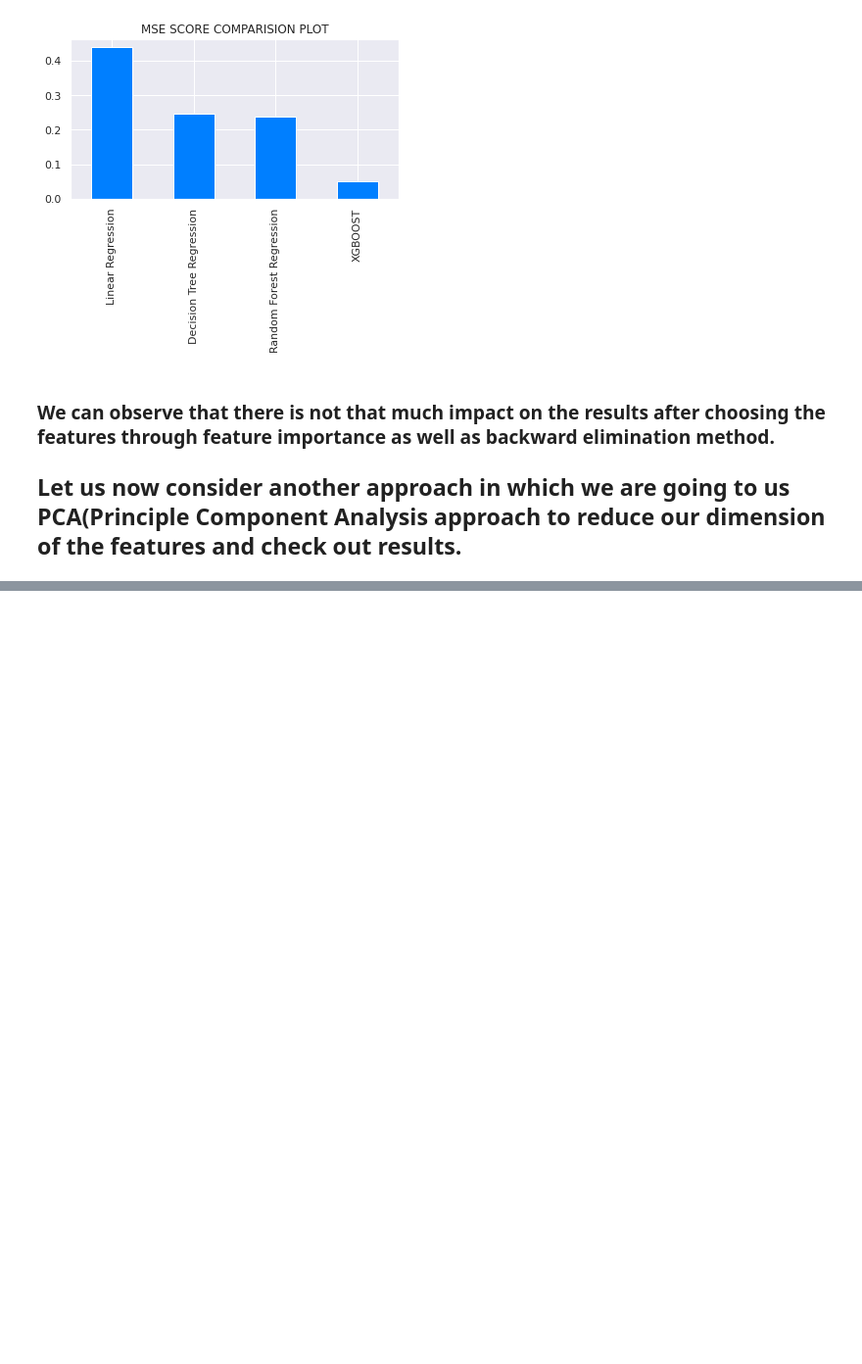
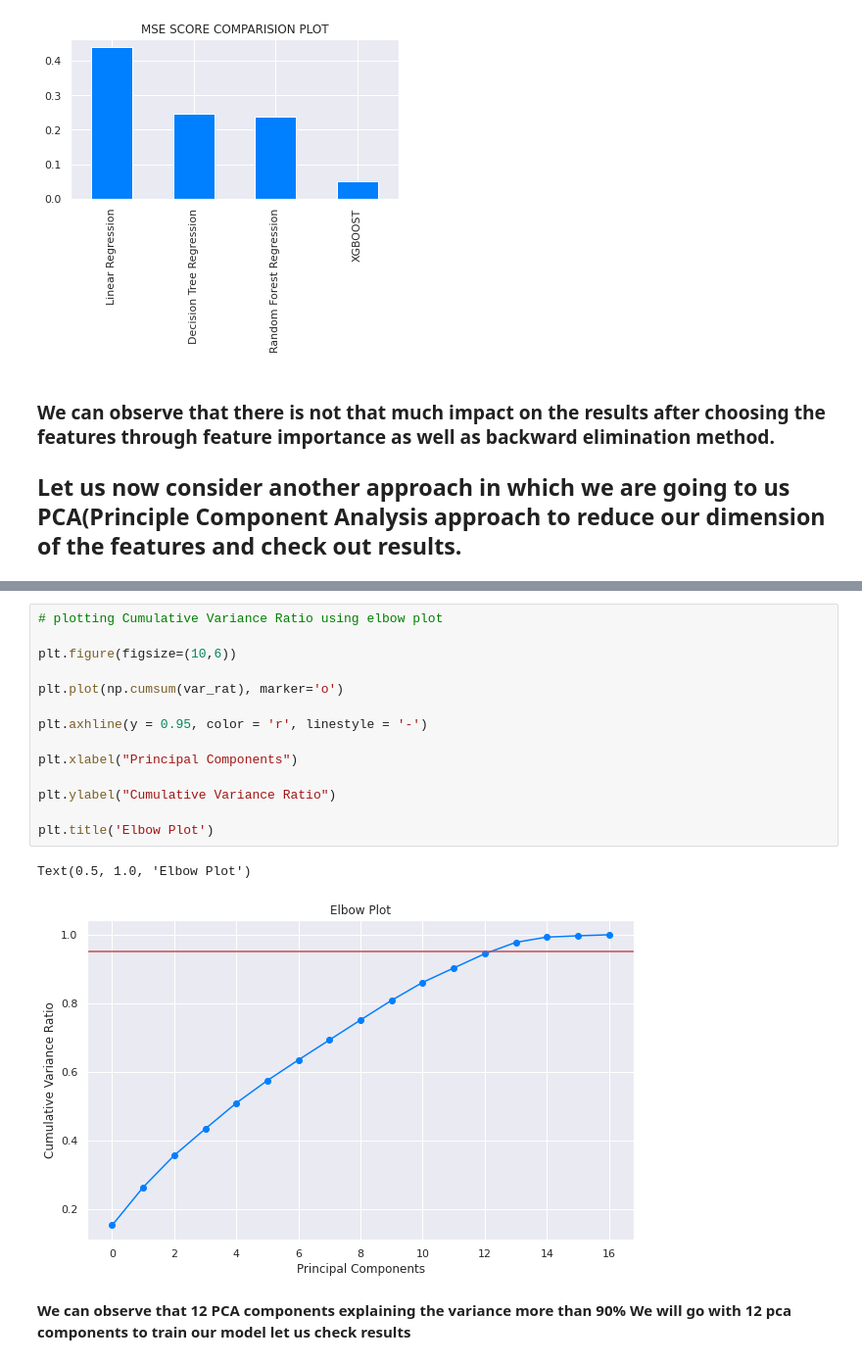
Before and after one commit to dsankush/NYC-Taxi-Trip-Time-Prediction, a Jupyter notebook: NYC_Taxi_Trip_Time_Prediction_Capstone_Project.ipynb, the cells around one changed output, grey strips where cells are left out. Shown at 98% size. Cells and saved outputs as stored; diff of their text form; blank space fills up the shorter version.

```diff
--- a/NYC_Taxi_Trip_Time_Prediction_Capstone_Project.ipynb
+++ b/NYC_Taxi_Trip_Time_Prediction_Capstone_Project.ipynb
@@ -2097,0 +2144,20 @@ MSE_score_plot(total_output.index, total_output)
+# %%
+# plotting Cumulative Variance Ratio using elbow plot
+
+plt.figure(figsize=(10,6))
+
+plt.plot(np.cumsum(var_rat), marker='o')
+
+plt.axhline(y = 0.95, color = 'r', linestyle = '-')
+
+plt.xlabel("Principal Components")
+
+plt.ylabel("Cumulative Variance Ratio")
+
+plt.title('Elbow Plot')
+# %% [output]
+Text(0.5, 1.0, 'Elbow Plot')
+[figure, added]
+# %% [markdown]
+**We can observe that 12 PCA components explaining the variance more than 90%**
+**We will go with 12 pca components to train our model let us check results**
```
Also changed, not shown: parts of 32 cells of this notebook.
